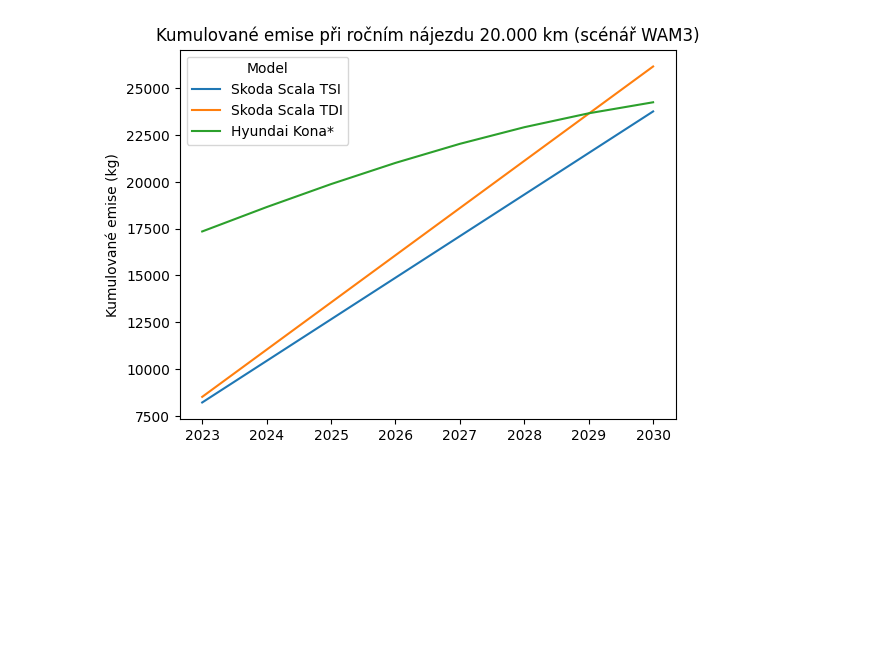
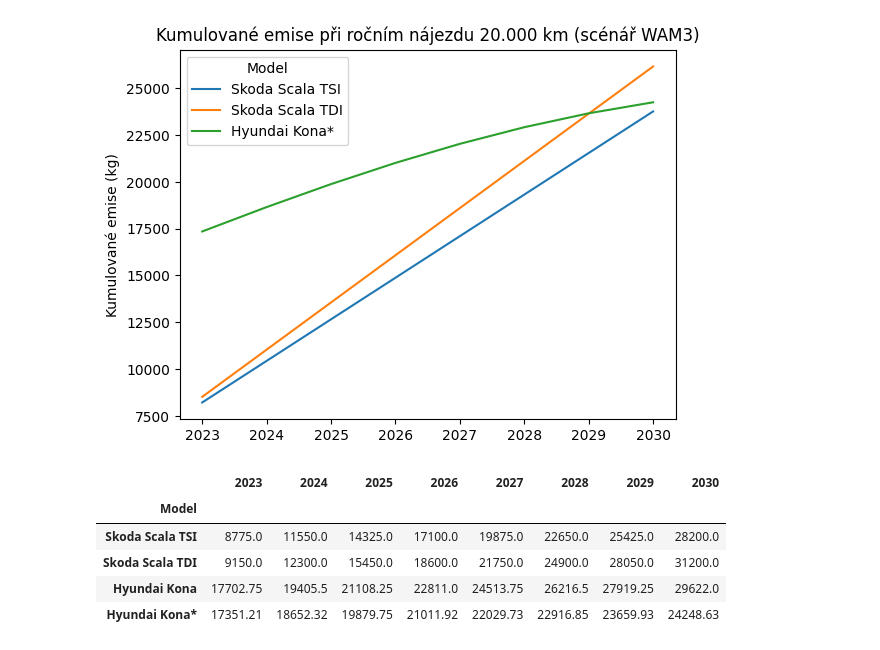
Before and after one commit to Czechitas-DA-Green-is-Good/Hackathon, a Jupyter notebook: WAM3_cars_emissions.ipynb, the cells around one changed output. Cells and saved outputs as stored; diff of their text form; code cells hidden in the pictures; blank space fills up the shorter version.

```diff
--- a/WAM3_cars_emissions.ipynb
+++ b/WAM3_cars_emissions.ipynb
@@ -254,3 +254,22 @@ Text(0.5, 1.0, 'Kumulované emise při ročním nájezdu 20.000 km (scénář WA
 car_emissions_20000.drop("Hyundai Kona").to_csv(
     "WAM3_car_emissions_20000.csv", index=True
 )
+# %%
+car_emissions_25000 = car_emissions
+
+for car in cars:
+    for year in car_emissions_25000.columns:
+        emissions_per_km = df.loc[car]["Emise_CO2_g_km"]
+        production_emissions = df.loc[car]["Vyrobni_emise_kg"]
+        car_emissions_25000.loc[car][year] = round(
+            emissions_per_km * (year - 2022) * 25000 / 1000 + production_emissions, 2
+        )
+
+car_emissions_25000
+# %% [output]
+|  | 2023 | 2024 | 2025 | 2026 | 2027 | 2028 | 2029 | 2030 |
+| Model |  |  |  |  |  |  |  |  |
+| Skoda Scala TSI | 8775.0 | 11550.0 | 14325.0 | 17100.0 | 19875.0 | 22650.0 | 25425.0 | 28200.0 |
+| Skoda Scala TDI | 9150.0 | 12300.0 | 15450.0 | 18600.0 | 21750.0 | 24900.0 | 28050.0 | 31200.0 |
+| Hyundai Kona | 17702.75 | 19405.5 | 21108.25 | 22811.0 | 24513.75 | 26216.5 | 27919.25 | 29622.0 |
+| Hyundai Kona* | 17351.21 | 18652.32 | 19879.75 | 21011.92 | 22029.73 | 22916.85 | 23659.93 | 24248.63 |
```
Also changed, not shown: parts of 8 cells of this notebook, 5 other files.
